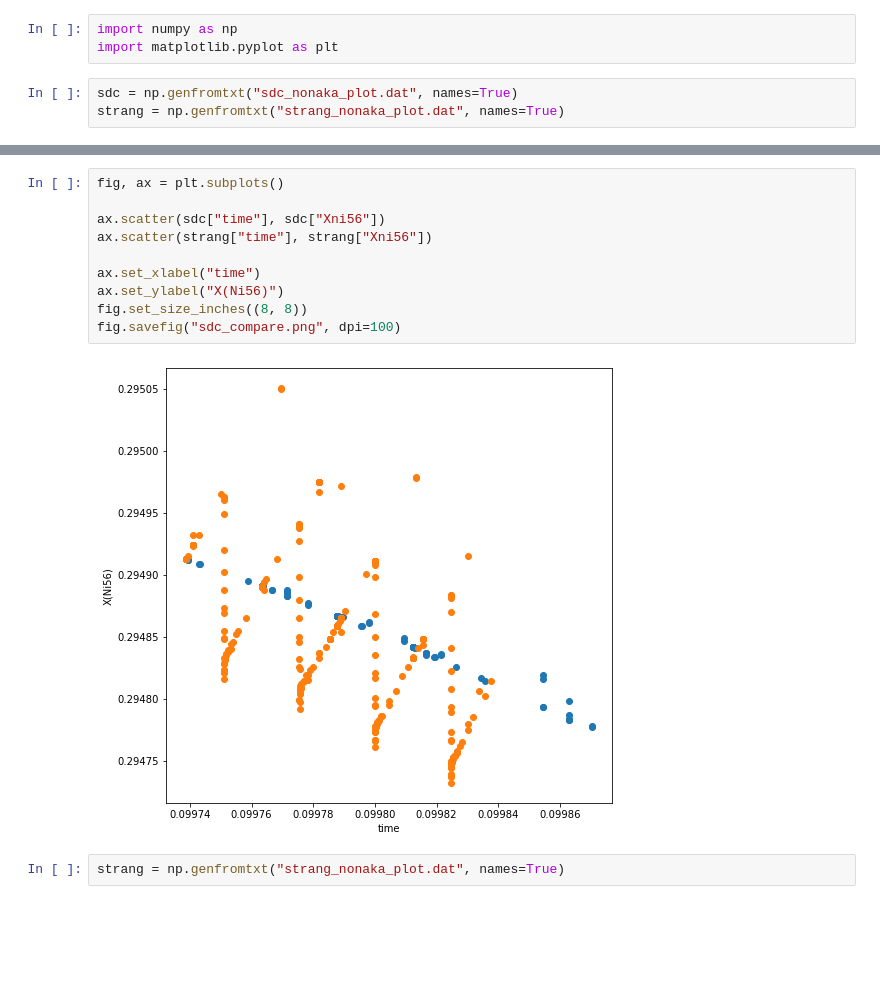
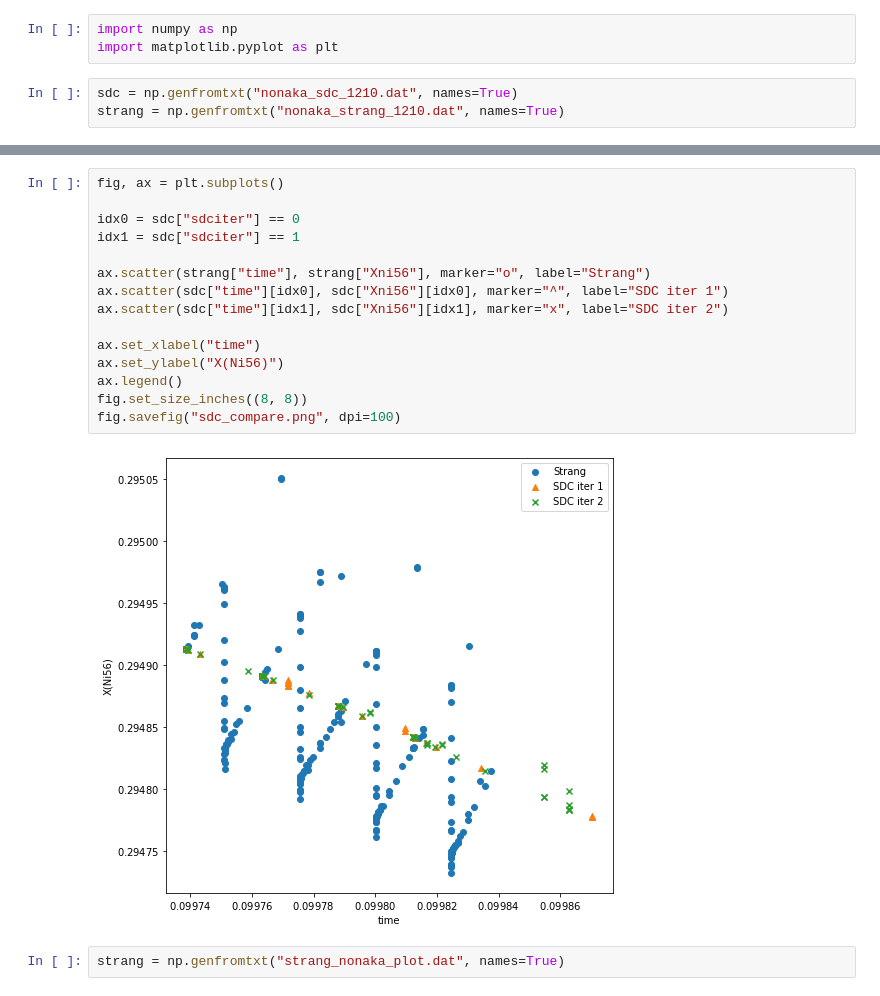
Before and after one commit to sbu-cafe/papers, a Jupyter notebook: simplified_sdc_intro/data/nonaka_plot/nonaka_plot.ipynb, the cells around one changed output, grey strips where cells are left out. Cells and saved outputs as stored; diff of their text form; blank space fills up the shorter version.

```diff
--- a/simplified_sdc_intro/data/nonaka_plot/nonaka_plot.ipynb
+++ b/simplified_sdc_intro/data/nonaka_plot/nonaka_plot.ipynb
@@ -2,5 +2,5 @@
 import numpy as np
 import matplotlib.pyplot as plt
 # %%
-sdc = np.genfromtxt("sdc_nonaka_plot.dat", names=True)
-strang = np.genfromtxt("strang_nonaka_plot.dat", names=True)
+sdc = np.genfromtxt("nonaka_sdc_1210.dat", names=True)
+strang = np.genfromtxt("nonaka_strang_1210.dat", names=True)
@@ -7,15 +16,20 @@ strang = np.genfromtxt("strang_nonaka_plot.dat", names=True)
 # %%
 fig, ax = plt.subplots()
 
-ax.scatter(sdc["time"], sdc["Xni56"])
-ax.scatter(strang["time"], strang["Xni56"])
+idx0 = sdc["sdciter"] == 0
+idx1 = sdc["sdciter"] == 1
+
+ax.scatter(strang["time"], strang["Xni56"], marker="o", label="Strang")
+ax.scatter(sdc["time"][idx0], sdc["Xni56"][idx0], marker="^", label="SDC iter 1")
+ax.scatter(sdc["time"][idx1], sdc["Xni56"][idx1], marker="x", label="SDC iter 2")
 
 ax.set_xlabel("time")
 ax.set_ylabel("X(Ni56)")
+ax.legend()
 fig.set_size_inches((8, 8))
 fig.savefig("sdc_compare.png", dpi=100)
 # %% [output]
-[figure, old version]
+[figure, new version]
 # %%
 strang = np.genfromtxt("strang_nonaka_plot.dat", names=True)
 # %%
```
Also changed, not shown: parts of 1 cell of this notebook, 2 other files.
